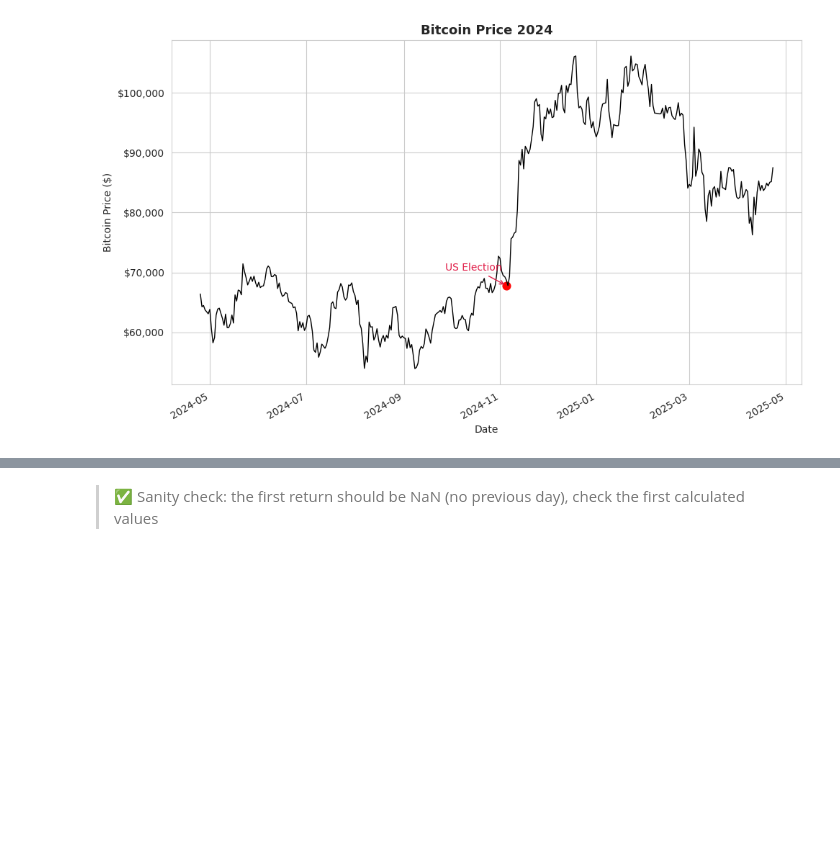
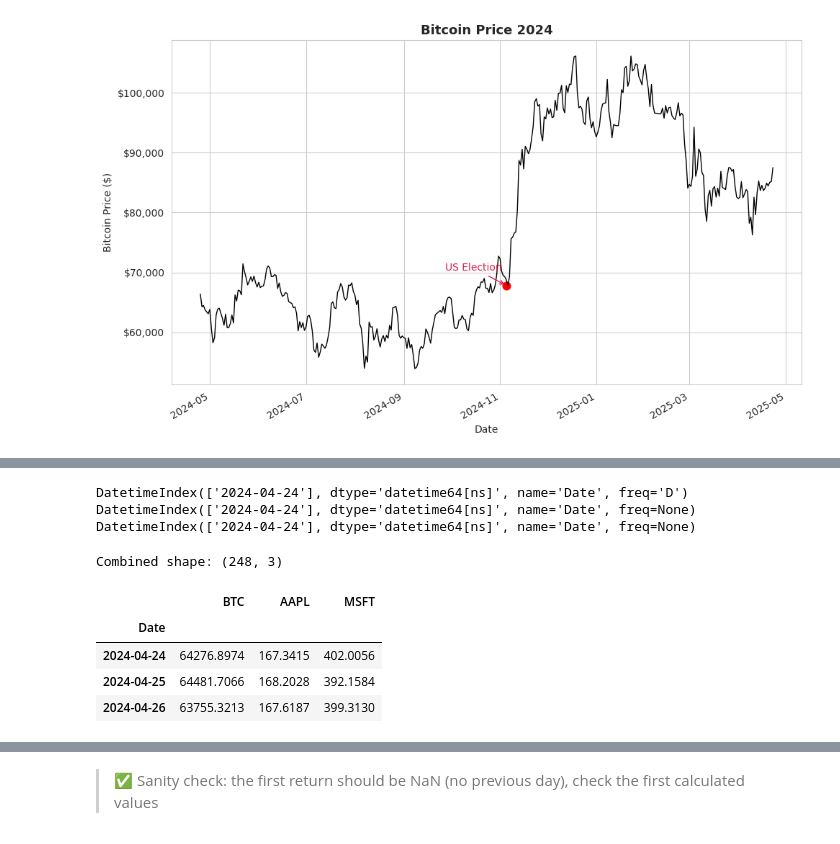
Before and after one commit to tamaravdd/iese-dsmba, a Jupyter notebook: notebooks/06_Merging_Timeseries.ipynb, the cells around one changed output, grey strips where cells are left out. Saved outputs shown, nothing was run; the diff lists cells and outputs as text; code cells hidden in the pictures; blank space fills up the shorter version.

```diff
--- a/notebooks/06_Merging_Timeseries.ipynb
+++ b/notebooks/06_Merging_Timeseries.ipynb
@@ -354,0 +407,26 @@ Analysts work with **returns** (% change) rather than prices, because returns ar
+# %%
+# Verify all three are similarly coded
+print(btc_close.index[:1])
+print(aapl_close.index[:1])
+print(msft_close.index[:1])
+# %% [output]
+DatetimeIndex(['2024-04-24'], dtype='datetime64[ns]', name='Date', freq='D')
+DatetimeIndex(['2024-04-24'], dtype='datetime64[ns]', name='Date', freq=None)
+DatetimeIndex(['2024-04-24'], dtype='datetime64[ns]', name='Date', freq=None)
+# %%
+# Step 1: extract Close price from each DataFrame and give it a clear name
+aapl_close = df_aapl[['Close']].rename(columns={'Close': 'AAPL'})
+msft_close = df_msft[['Close']].rename(columns={'Close': 'MSFT'})
+
+# Step 2: join on the DatetimeIndex (let's only keep the dates that are available to all)
+combined = btc_close.join(aapl_close, how='inner').join(msft_close, how='inner')
+
+print('Combined shape:', combined.shape)
+combined.head(3)
+# %% [output]
+Combined shape: (248, 3)
+|  | BTC | AAPL | MSFT |
+| Date |  |  |  |
+| 2024-04-24 | 64276.8974 | 167.3415 | 402.0056 |
+| 2024-04-25 | 64481.7066 | 168.2028 | 392.1584 |
+| 2024-04-26 | 63755.3213 | 167.6187 | 399.3130 |
```
Also changed, not shown: parts of 53 cells of this notebook.
